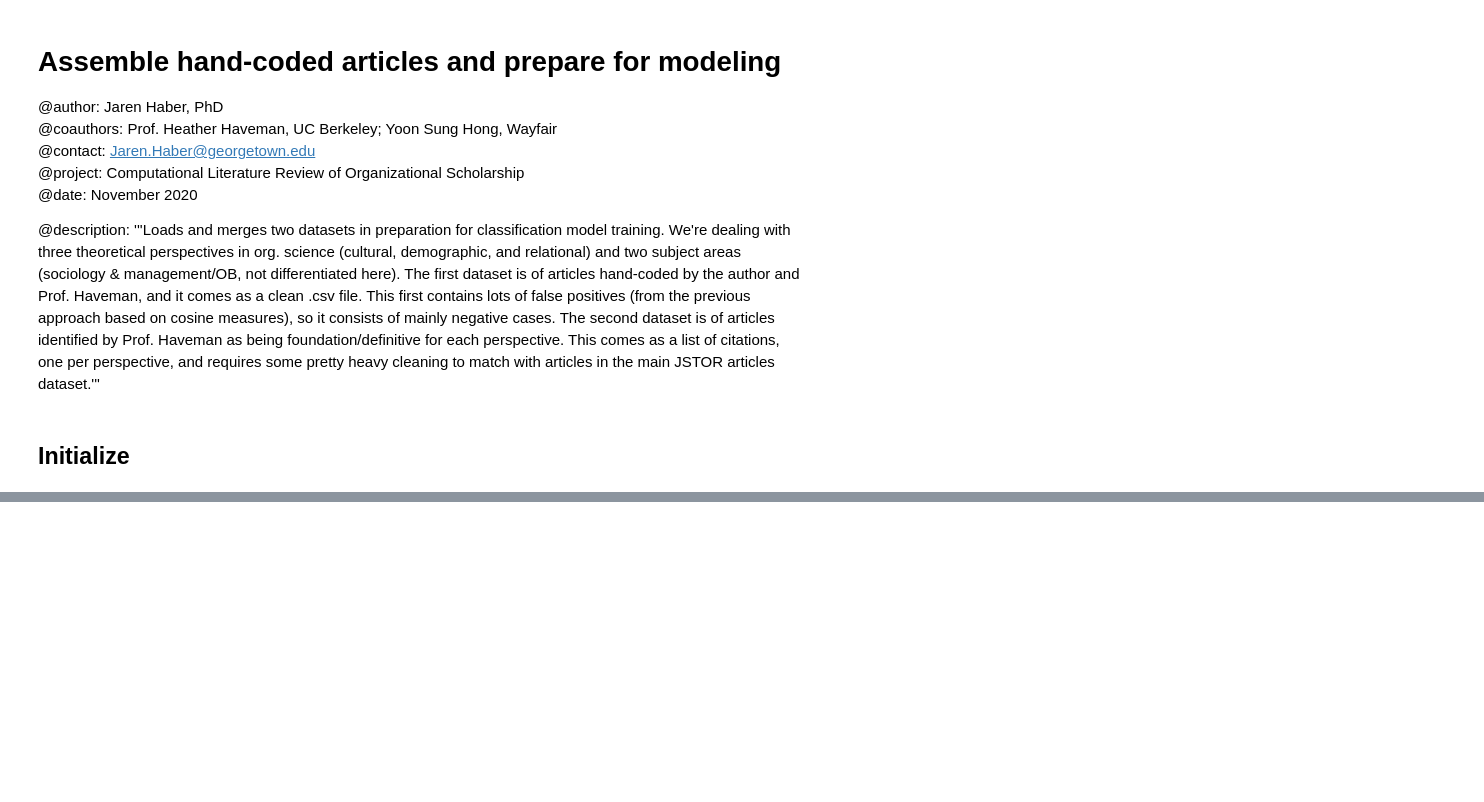
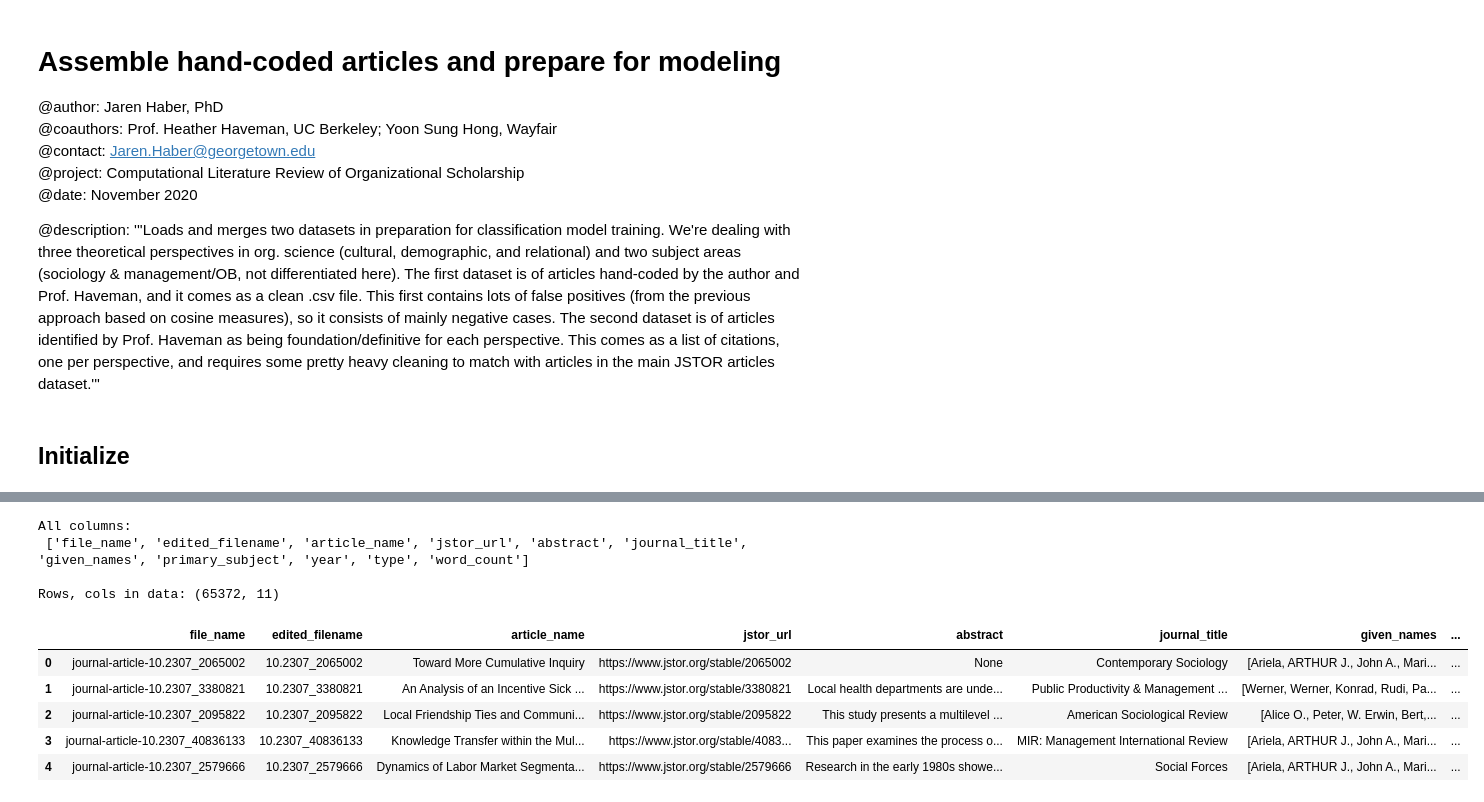
Before and after one commit to h2researchgroup/classification, a Jupyter notebook: preprocess/assemble_coded_articles.ipynb, the cells around one changed output, grey strips where cells are left out. Cells and saved outputs as stored; diff of their text form; code cells hidden in the pictures; blank space fills up the shorter version.

```diff
--- a/preprocess/assemble_coded_articles.ipynb
+++ b/preprocess/assemble_coded_articles.ipynb
@@ -42,14 +42,15 @@ cosines_fp = root + 'models_storage/word_embeddings_data/text_with_cosine_scores
 meta_fp = root + 'dictionary_methods/code/metadata_combined.h5'
 
 # Filtered index of research articles
-articles_list_fp = root + 'dictionary_methods/code/filtered_index.csv'
+articles_list_fp = root + 'classification/data/filtered_length_index.csv'
 
 # coded output directory: save files here
+#output_articles_list_fp = root + 'classification/data/filtered_length_index.csv'
 output_fp = root + 'classification/data/hand_coded/'
 coded_11620 = output_fp + 'coded_sample_cleaned_111620.csv'
-coded_cult = output_fp + 'true_positives_cultural.csv'
-coded_relt = output_fp + 'true_positives_relational.csv'
-coded_demog = output_fp + 'true_positives_demographic.csv'
+coded_cult_fp = output_fp + 'true_positives_cultural.csv'
+coded_relt_fp = output_fp + 'true_positives_relational.csv'
+coded_demog_fp = output_fp + 'true_positives_demographic.csv'
 
 # for text files
 ocr_fp = root + 'jstor_data/ocr/'
@@ -64,0 +85,34 @@ files = [file for file in tqdm(all_files) if file in files_to_be_opened]
+# %%
+# Read in filtered index, counts
+df = pd.read_csv(articles_list_fp, low_memory=False, header=None, names=["file_name"])
+df['edited_filename'] = df['file_name'].apply(lambda x: x[16:]) # New col with only article ID
+
+df_counts = pd.read_csv(counts_fp, low_memory=False)
+df_counts['edited_filename'] = df_counts['article_id'].apply(lambda x: x[16:]) # New col with only article ID
+df_counts = df_counts[['edited_filename', 'word_count']]
+
+# Merge meta data, counts into articles list DF
+df = pd.merge(df, df_meta, how='left', on='edited_filename') # meta data
+df = pd.merge(df, df_counts, how='left', on='edited_filename') # counts
+
+# Filter to only full articles: >=1000 words (eliminates 69659 - 65372 = 4287 cases)
+#df = df[df['word_count'] >= 1000]
+
+# Show all columns in resulting DF
+print("All columns:\n", list(df))
+print()
+
+print("Rows, cols in data:", df.shape)
+
+df.head()
+# %% [output]
+All columns:
+ ['file_name', 'edited_filename', 'article_name', 'jstor_url', 'abstract', 'journal_title', 'given_names', 'primary_subject', 'year', 'type', 'word_count']
+
+Rows, cols in data: (65372, 11)
+|  | file_name | edited_filename | article_name | jstor_url | abstract | journal_title | given_names | ... |
+| 0 | journal-article-10.2307_2065002 | 10.2307_2065002 | Toward More Cumulative Inquiry | https://www.jstor.org/stable/2065002 | None | Contemporary Sociology | [Ariela, ARTHUR J., John A., Mari... | ... |
+| 1 | journal-article-10.2307_3380821 | 10.2307_3380821 | An Analysis of an Incentive Sick ... | https://www.jstor.org/stable/3380821 | Local health departments are unde... | Public Productivity & Management ... | [Werner, Werner, Konrad, Rudi, Pa... | ... |
+| 2 | journal-article-10.2307_2095822 | 10.2307_2095822 | Local Friendship Ties and Communi... | https://www.jstor.org/stable/2095822 | This study presents a multilevel ... | American Sociological Review | [Alice O., Peter, W. Erwin, Bert,... | ... |
+| 3 | journal-article-10.2307_40836133 | 10.2307_40836133 | Knowledge Transfer within the Mul... | https://www.jstor.org/stable/4083... | This paper examines the process o... | MIR: Management International Review | [Ariela, ARTHUR J., John A., Mari... | ... |
+| 4 | journal-article-10.2307_2579666 | 10.2307_2579666 | Dynamics of Labor Market Segmenta... | https://www.jstor.org/stable/2579666 | Research in the early 1980s showe... | Social Forces | [Ariela, ARTHUR J., John A., Mari... | ... |
```
Also changed, not shown: parts of 10 cells of this notebook.
